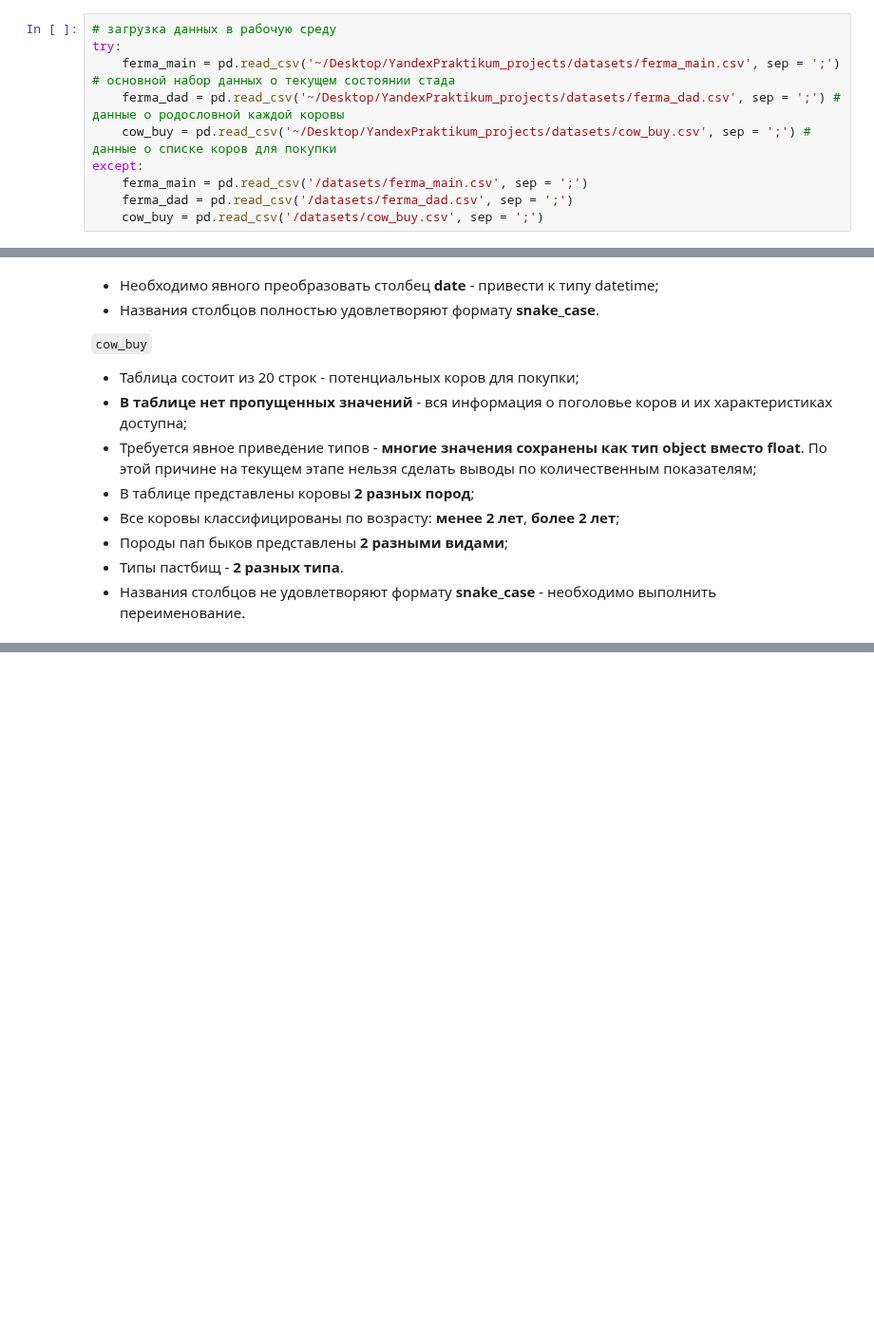
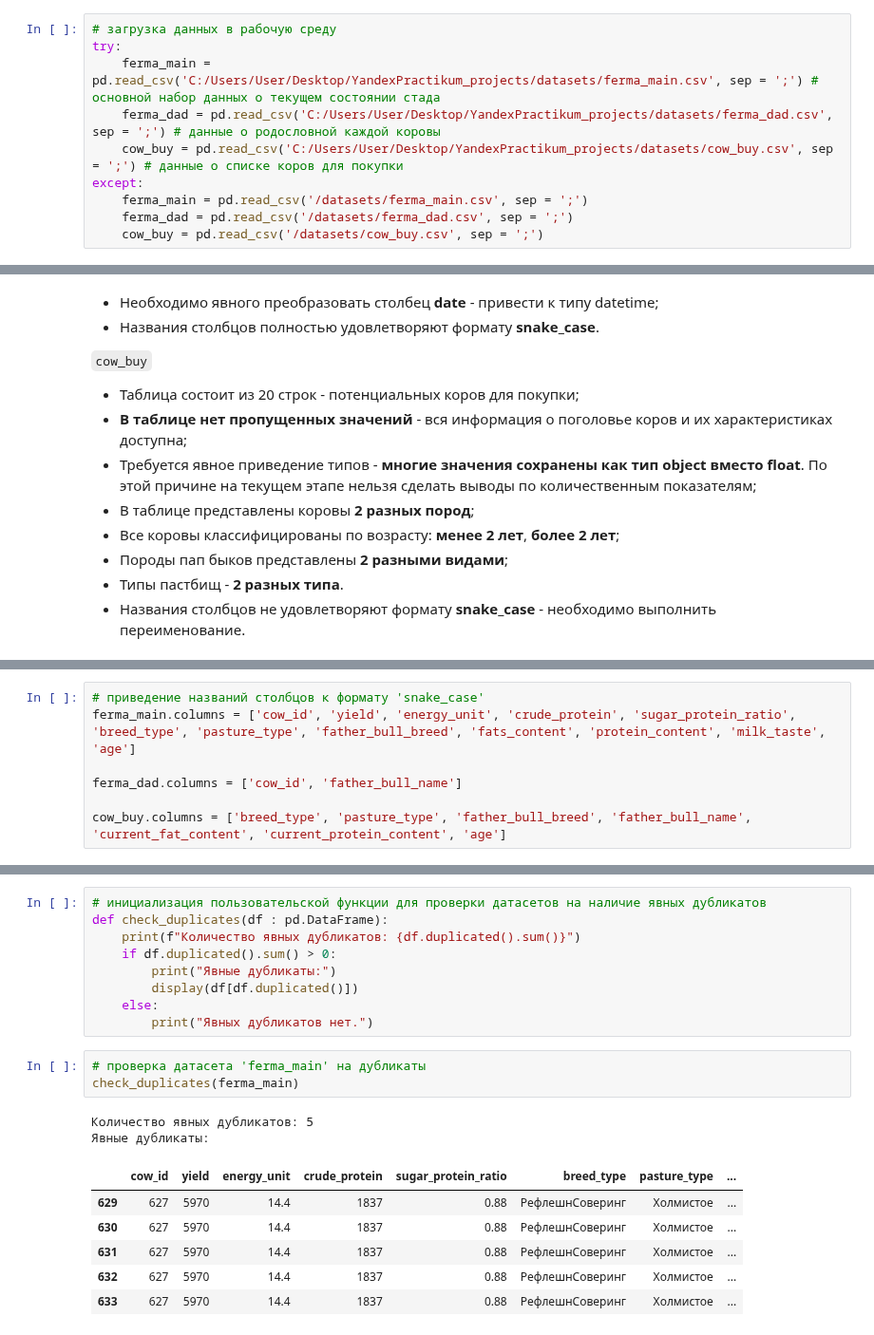
Before and after one commit to MrKostas/YandexPractikum_projects, a Jupyter notebook: notebooks/SixthPetProject_LinearModels.ipynb, the cells around one changed output, grey strips where cells are left out. Shown at 95% size. Saved outputs shown, nothing was run; the diff lists cells and outputs as text; blank space fills up the shorter version.

Commit message:
Завершить предобработку данных_ML-модели

```diff
--- a/notebooks/SixthPetProject_LinearModels.ipynb
+++ b/notebooks/SixthPetProject_LinearModels.ipynb
@@ -96,9 +96,9 @@ from sklearn.preprocessing import MinMaxScaler, StandardScaler, OneHotEncoder
 # %%
 # загрузка данных в рабочую среду
 try:
-    ferma_main = pd.read_csv('~/Desktop/YandexPraktikum_projects/datasets/ferma_main.csv', sep = ';') # основной набор данных о текущем состоянии стада
-    ferma_dad = pd.read_csv('~/Desktop/YandexPraktikum_projects/datasets/ferma_dad.csv', sep = ';') # данные о родословной каждой коровы
-    cow_buy = pd.read_csv('~/Desktop/YandexPraktikum_projects/datasets/cow_buy.csv', sep = ';') # данные о списке коров для покупки
+    ferma_main = pd.read_csv('C:/Users/User/Desktop/YandexPractikum_projects/datasets/ferma_main.csv', sep = ';') # основной набор данных о текущем состоянии стада
+    ferma_dad = pd.read_csv('C:/Users/User/Desktop/YandexPractikum_projects/datasets/ferma_dad.csv', sep = ';') # данные о родословной каждой коровы
+    cow_buy = pd.read_csv('C:/Users/User/Desktop/YandexPractikum_projects/datasets/cow_buy.csv', sep = ';') # данные о списке коров для покупки
 except:
     ferma_main = pd.read_csv('/datasets/ferma_main.csv', sep = ';')
     ferma_dad = pd.read_csv('/datasets/ferma_dad.csv', sep = ';')
@@ -246,0 +267,7 @@ display(cow_buy.describe(include = 'all'))
+# %%
+# приведение названий столбцов к формату 'snake_case'
+ferma_main.columns = ['cow_id', 'yield', 'energy_unit', 'crude_protein', 'sugar_protein_ratio', 'breed_type', 'pasture_type', 'father_bull_breed', 'fats_content', 'protein_content', 'milk_taste', 'age']
+
+ferma_dad.columns = ['cow_id', 'father_bull_name']
+
+cow_buy.columns = ['breed_type', 'pasture_type', 'father_bull_breed', 'father_bull_name', 'current_fat_content', 'current_protein_content', 'age']
@@ -246,0 +387,21 @@ display(cow_buy.describe(include = 'all'))
+# %%
+# инициализация пользовательской функции для проверки датасетов на наличие явных дубликатов
+def check_duplicates(df : pd.DataFrame):
+    print(f"Количество явных дубликатов: {df.duplicated().sum()}")
+    if df.duplicated().sum() > 0:
+        print("Явные дубликаты:")
+        display(df[df.duplicated()])
+    else:
+        print("Явных дубликатов нет.")
+# %%
+# проверка датасета 'ferma_main' на дубликаты
+check_duplicates(ferma_main)
+# %% [output]
+Количество явных дубликатов: 5
+Явные дубликаты:
+|  | cow_id | yield | energy_unit | crude_protein | sugar_protein_ratio | breed_type | pasture_type | ... |
+| 629 | 627 | 5970 | 14.4 | 1837 | 0.88 | РефлешнСоверинг | Холмистое | ... |
+| 630 | 627 | 5970 | 14.4 | 1837 | 0.88 | РефлешнСоверинг | Холмистое | ... |
+| 631 | 627 | 5970 | 14.4 | 1837 | 0.88 | РефлешнСоверинг | Холмистое | ... |
+| 632 | 627 | 5970 | 14.4 | 1837 | 0.88 | РефлешнСоверинг | Холмистое | ... |
+| 633 | 627 | 5970 | 14.4 | 1837 | 0.88 | РефлешнСоверинг | Холмистое | ... |
```
Also changed, not shown: parts of 23 cells of this notebook, 1 other file.
